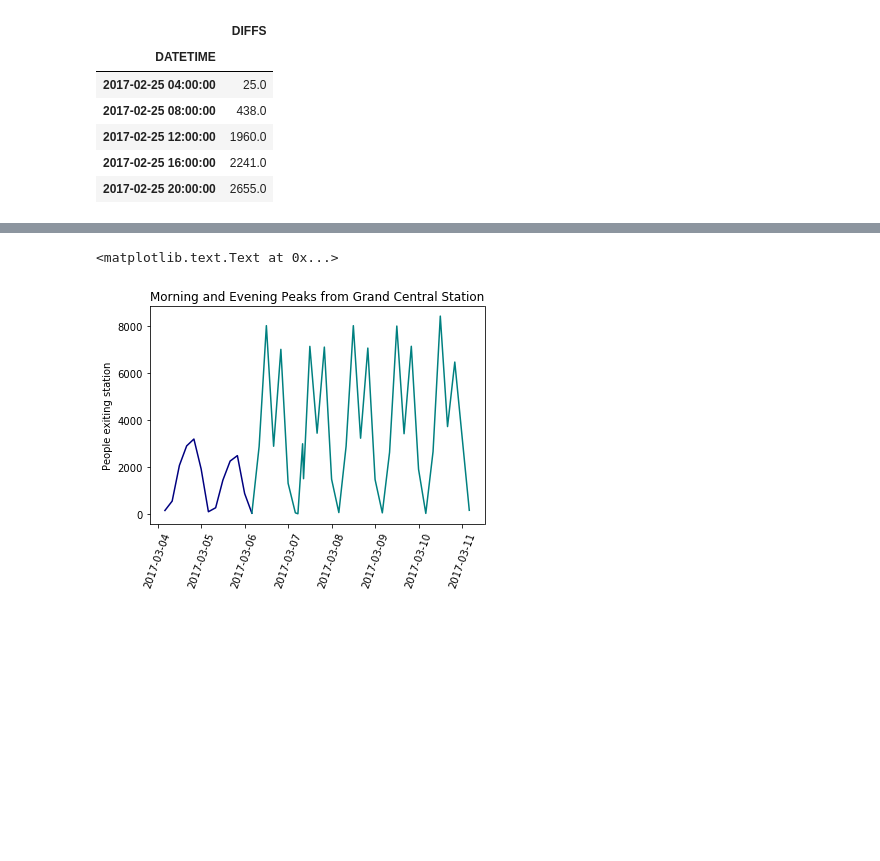
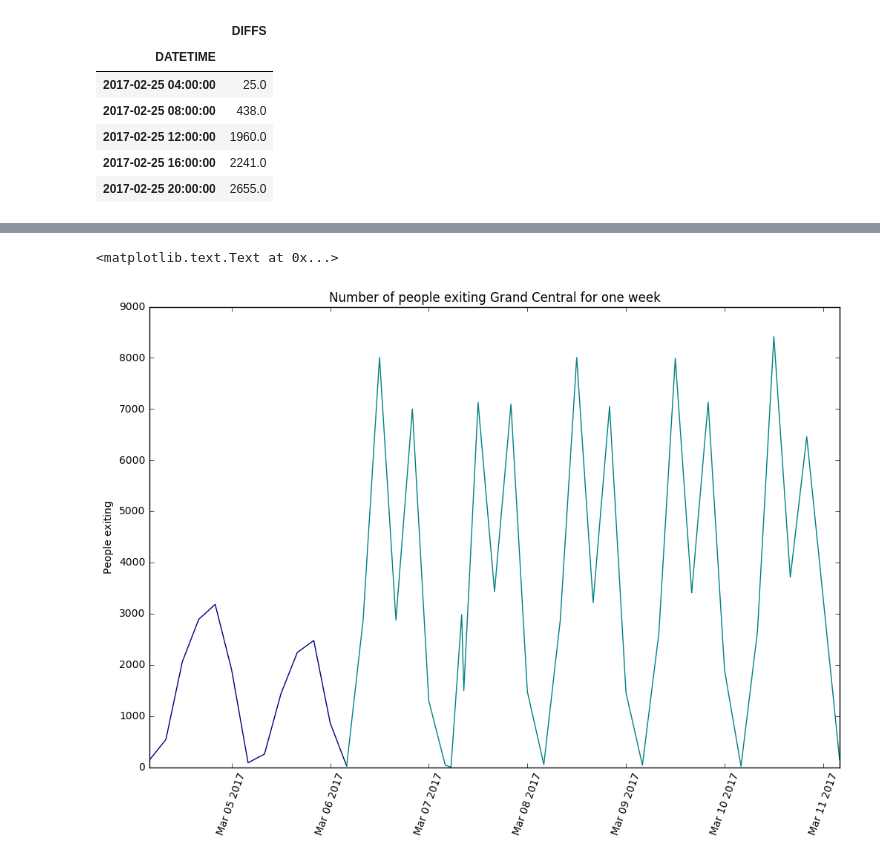
Before and after one commit to Atomahawk/mobile-marketing-solutions, a Jupyter notebook: benson_plots.ipynb, the cells around one changed output, grey strips where cells are left out. Cells and saved outputs as stored; diff of their text form; code cells hidden in the pictures; blank space fills up the shorter version.

```diff
--- a/benson_plots.ipynb
+++ b/benson_plots.ipynb
@@ -286,12 +280,15 @@ plt.ylabel('People exiting')
 # %%
+plt.figure(figsize=(12,8))
+
+
 plt.xticks(rotation=70)
 plt.plot(we2, color = 'navy')
 plt.plot(wd2, color = '#008080')
-plt.title('Morning and Evening Peaks from Grand Central Station')
-plt.ylabel('People exiting station')
+plt.title('Number of People Exiting Grand Central for One Week')
+plt.ylabel('People Exiting')
 # %% [output]
 <matplotlib.text.Text at 0x...>
-[figure, old version]
+[figure, new version]
 # %%
 # weekly plot without weekends separated
 
```
Also changed, not shown: parts of 2 cells of this notebook.
